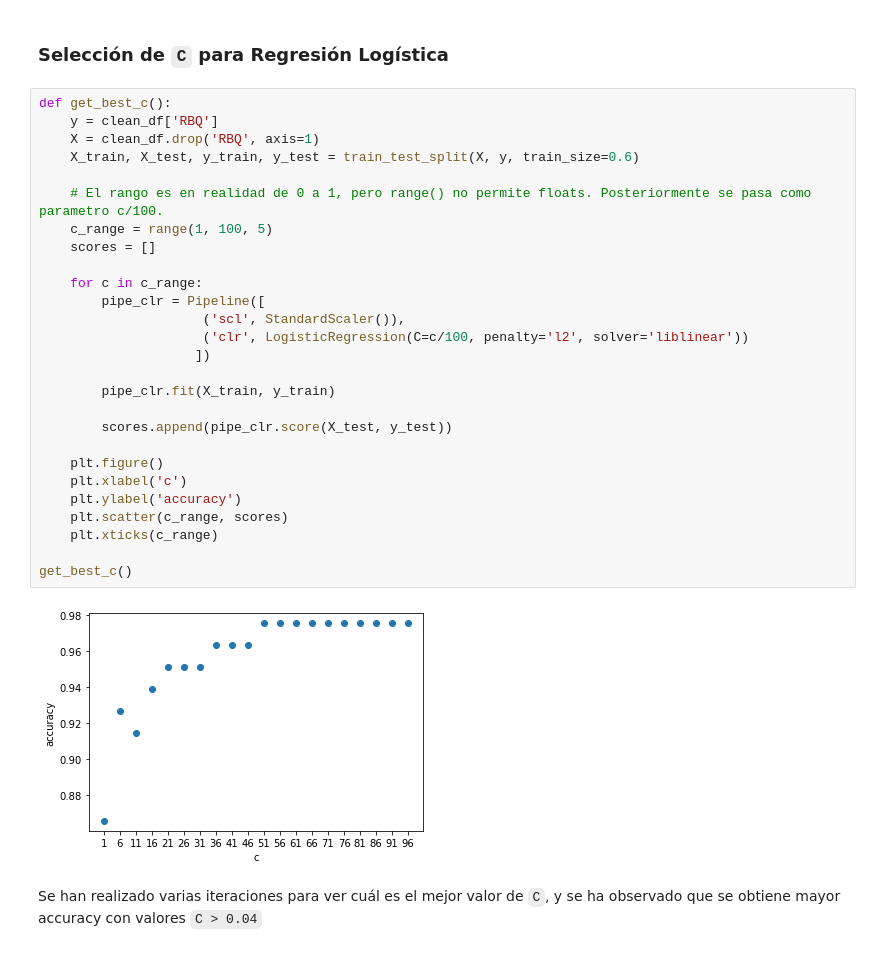
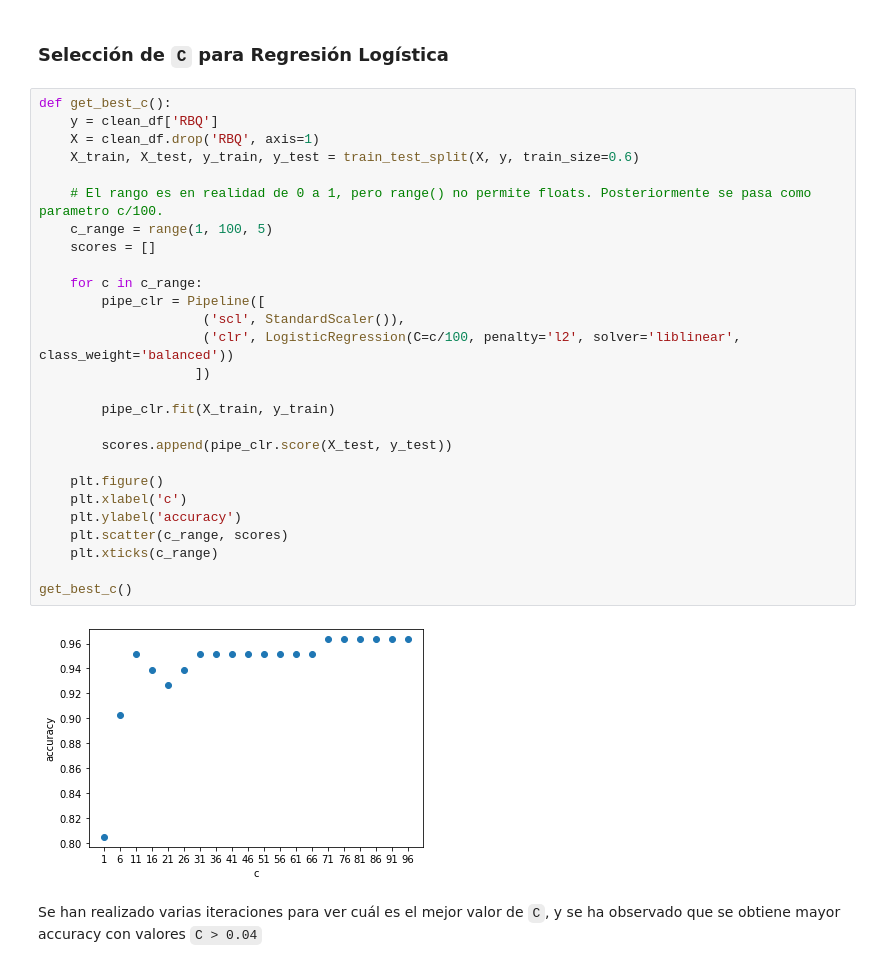
Before and after one commit to potchi23/TFG-UroAnalytics, a Jupyter notebook: src/backend/dataCleaning.ipynb, the cells around one changed output. Drawn from its saved outputs; the diff is of its cells as text.

````diff
--- a/src/backend/dataCleaning.ipynb
+++ b/src/backend/dataCleaning.ipynb
@@ -381,32 +381,32 @@ Score: 0.9032258064516129
 # %%
 def get_best_c():
     y = clean_df['RBQ']
     X = clean_df.drop('RBQ', axis=1)
     X_train, X_test, y_train, y_test = train_test_split(X, y, train_size=0.6)
 
     # El rango es en realidad de 0 a 1, pero range() no permite floats. Posteriormente se pasa como parametro c/100.
     c_range = range(1, 100, 5)
     scores = []
 
     for c in c_range:
         pipe_clr = Pipeline([
                      ('scl', StandardScaler()),
-                     ('clr', LogisticRegression(C=c/100, penalty='l2', solver='liblinear'))
+                     ('clr', LogisticRegression(C=c/100, penalty='l2', solver='liblinear', class_weight='balanced'))
                     ])
 
         pipe_clr.fit(X_train, y_train)
 
         scores.append(pipe_clr.score(X_test, y_test))
 
     plt.figure()
     plt.xlabel('c')
     plt.ylabel('accuracy')
     plt.scatter(c_range, scores)
     plt.xticks(c_range)
 
 get_best_c()
 # %% [output]
-[figure, old version]
+[figure, new version]
 # %% [markdown]
 Se han realizado varias iteraciones para ver cuál es el mejor valor de ```C```, y se ha observado que se obtiene mayor accuracy con valores ```C > 0.04```
 # %% [markdown]
````
Also changed, not shown: parts of 7 cells of this notebook, 1 other file.
